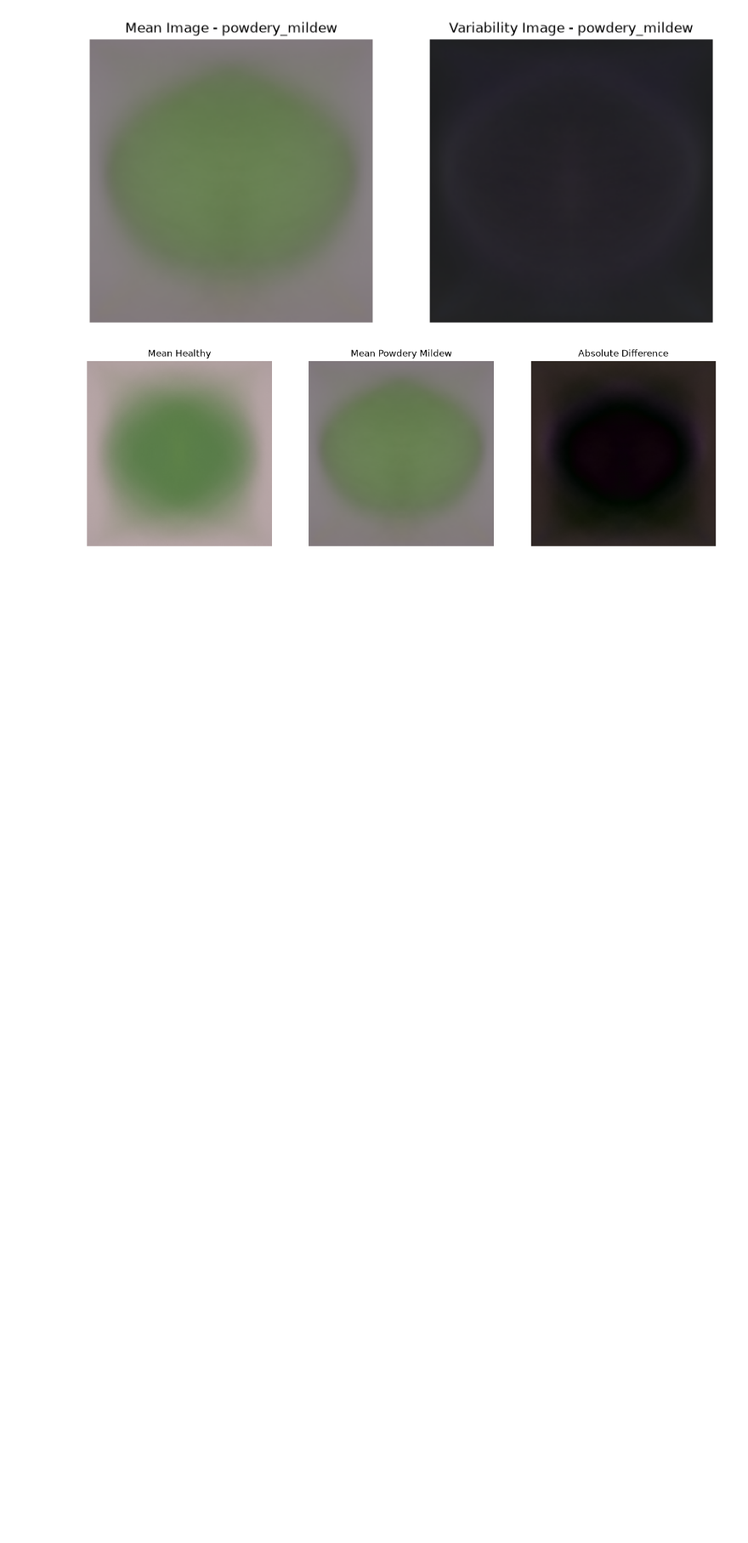
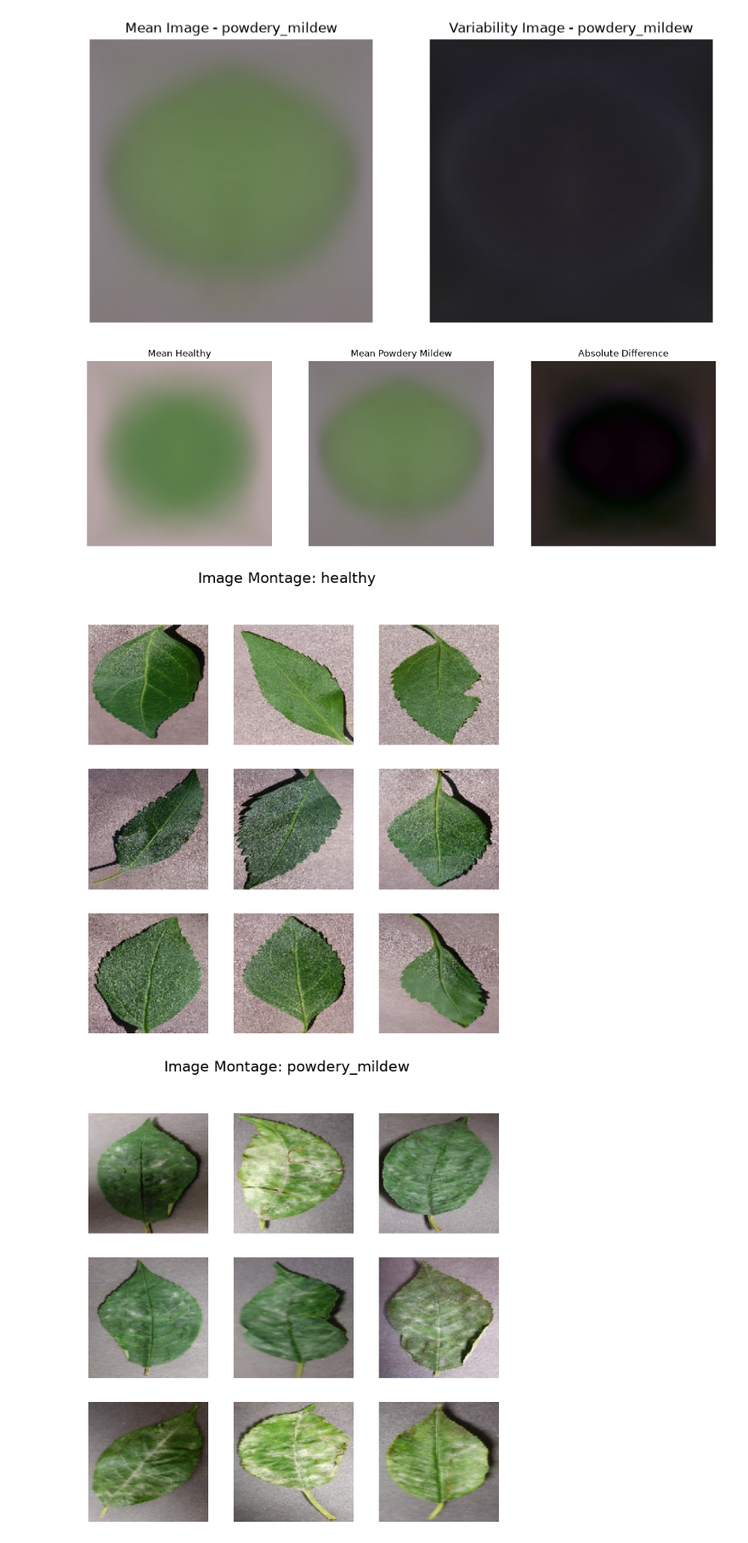
Before and after one commit to danielvivor/Mildew-detection, a Jupyter notebook: jupyter_notebooks/02_data_visualization.ipynb, the cells around one changed output. Shown at 85% size. Cells and saved outputs as stored; diff of their text form; code cells hidden in the pictures; blank space fills up the shorter version.

Commit message:
feat: Add image montage generation for dataset classes
Add create_montage() function to:
- randomly sample images from each class directory
- load and resize images for consistent montage layout
- generate grid-based montages using Matplotlib
- save montage images under outputs/v1/ for Streamlit dashboard use
- produce montages for both healthy and powdery_mildew classes

```diff
--- a/jupyter_notebooks/02_data_visualization.ipynb
+++ b/jupyter_notebooks/02_data_visualization.ipynb
@@ -110,3 +110,28 @@ plt.savefig(os.path.join(output_dir, 'mean_difference.png'), bbox_inches='tight'
 plt.show()
 # %% [output]
 [figure]
+# %%
+import random
+
+def create_montage(data_dir, class_label, grid_size=(3, 3), img_shape=(128, 128)):
+    class_path = os.path.join(data_dir, class_label)
+    images_list = os.listdir(class_path)
+    selected_images = random.sample(images_list, grid_size[0] * grid_size[1])
+
+    fig, axes = plt.subplots(grid_size[0], grid_size[1], figsize=(8, 8))
+    fig.suptitle(f'Image Montage: {class_label}', fontsize=16)
+
+    for i, img_name in enumerate(selected_images):
+        row, col = i // grid_size[1], i % grid_size[1]
+        img = load_img(os.path.join(class_path, img_name), target_size=img_shape)
+        axes[row, col].imshow(img)
+        axes[row, col].axis('off')
+
+    plt.savefig(os.path.join(output_dir, f'montage_{class_label}.png'), bbox_inches='tight')
+    plt.show()
+
+create_montage(train_path, 'healthy')
+create_montage(train_path, 'powdery_mildew')
+# %% [output]
+[figure, added]
+[figure, added]
```
